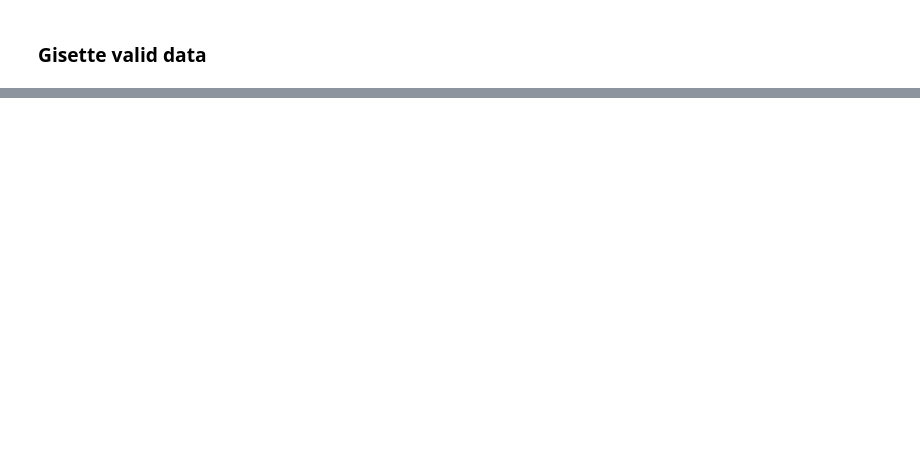
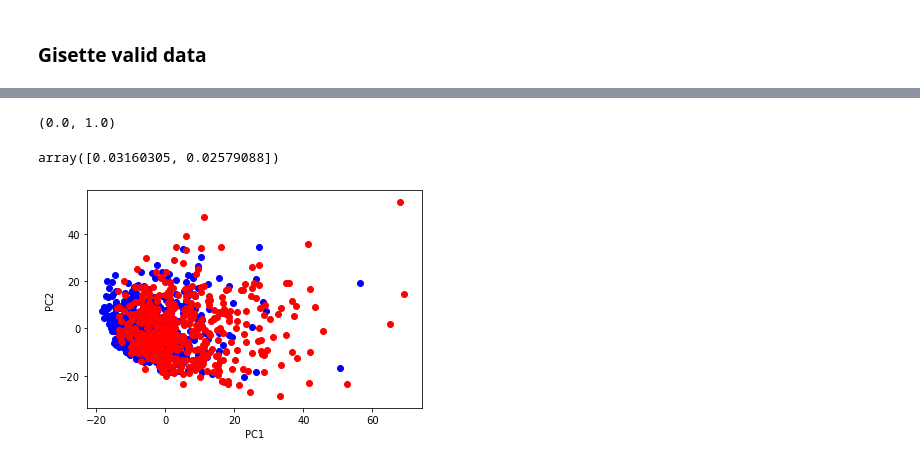
Before and after one commit to USF-CS-663-Spring-2020/lab-03-pca-eggchul, a Jupyter notebook: lab3.ipynb, the cells around one changed output, grey strips where cells are left out. Saved outputs shown, nothing was run; the diff lists cells and outputs as text; code cells hidden in the pictures; blank space fills up the shorter version.

```diff
--- a/lab3.ipynb
+++ b/lab3.ipynb
@@ -416,3 +469,5 @@ df_valid_labels
 # %%
-feature_valoid_df = df_valid.iloc[:,:]
+feature_valid_df = df_valid.iloc[:,:]
 label_valid_df = df_valid_labels.iloc[:, 0]
+x_valid = StandardScaler().fit_transform(feature_valid_df)
+x_valid
@@ -418,0 +488,25 @@ label_valid_df = df_valid_labels.iloc[:, 0]
+# %%
+np.mean(x).round(3), np.std(x).round(3)
+# %% [output]
+(0.0, 1.0)
+# %%
+pca_valid = PCA(n_components = 2)
+pc_valid = pca_valid.fit_transform(x_valid)
+pc_valid_df = pd.DataFrame(data = pc_valid, columns = ['PC1','PC2'])
+pca_valid.explained_variance_ratio_
+## standard diviation for valid set, which is similar to the other two sets
+# %% [output]
+array([0.03160305, 0.02579088])
+# %%
+plt.figure()
+plt.xlabel('PC1')
+plt.ylabel('PC2')
+targets = [1, -1]
+colors = ['b','r']
+for target, color in zip(targets, colors):
+    indicesToKeep = label_valid_df == target
+    plt.scatter(pc_valid_df.loc[indicesToKeep, 'PC1'],
+                pc_valid_df.loc[indicesToKeep, 'PC2'],
+                c = color)
+# %% [output]
+[figure, added]
```
Also changed, not shown: parts of 11 cells of this notebook.
